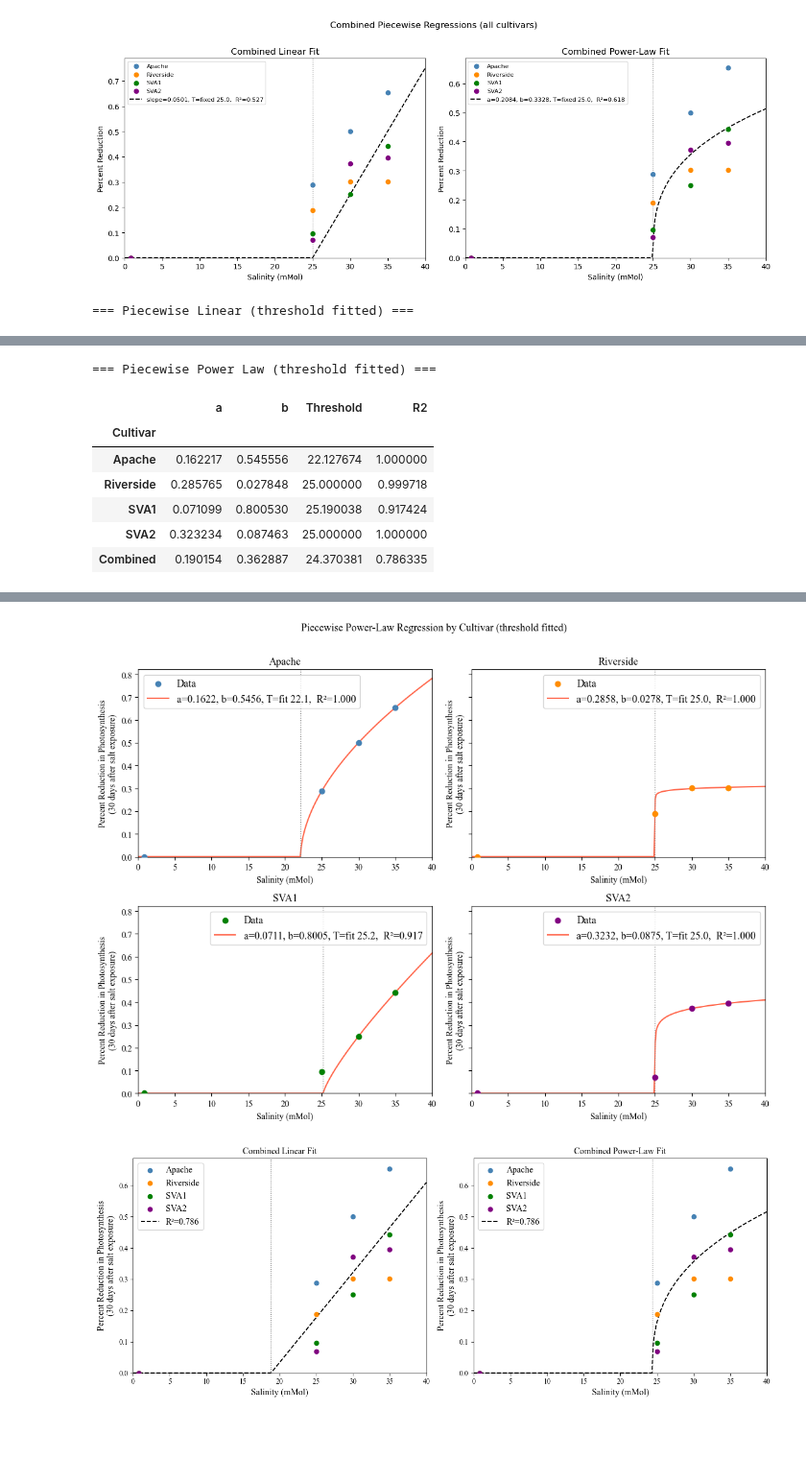
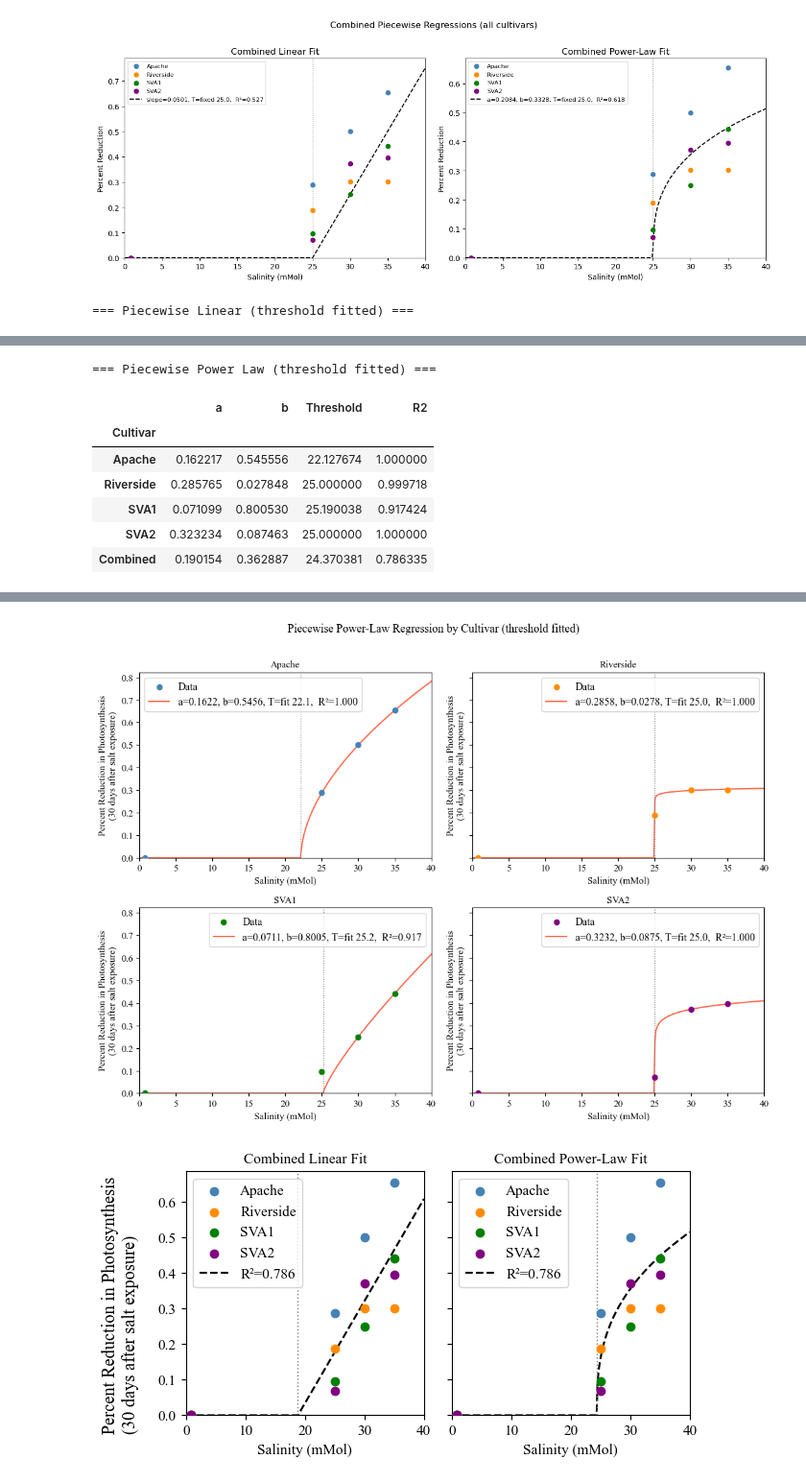
Before and after one commit to jagottlieb/Photo3-Plant-Salinity-Traits, a Jupyter notebook: literature_data/photo_reduction_function.ipynb, the cells around one changed output, grey strips where cells are left out. Shown at 96% size. Drawn from its saved outputs; the diff is of its cells as text; code cells hidden in the pictures; blank space fills up the shorter version.

```diff
--- a/literature_data/photo_reduction_function.ipynb
+++ b/literature_data/photo_reduction_function.ipynb
@@ -4,7 +4,7 @@ import numpy as np
 import matplotlib.pyplot as plt
 from scipy.optimize import curve_fit
 
-file_path = "Photsynthesis and Stomatal Conductance Reduction Data.xlsx"
+file_path = "Photosynthesis Stomatal Conductance Reduction and Dry Weight Data.xlsx"
 df = pd.read_excel(file_path, sheet_name="Campos-Villareal Data", skiprows=9)
 df = df.rename(columns={"Salinity(mMol) (Approximate)": "salinity_mMol"})
 df
@@ -190,7 +190,20 @@ plt.show()
 [figure]
 [figure]
 # %%
-plt.rcParams["font.family"] = "Times New Roman"
+from pathlib import Path
+
+plt.rcParams.update({
+    "font.family": "serif",
+    "font.serif": ["Times New Roman"],
+    "font.size": 11,
+    "axes.titlesize": 11,
+    "axes.labelsize": 11,
+    "xtick.labelsize": 11,
+    "ytick.labelsize": 11,
+    "legend.fontsize": 11,
+})
+save_dir = Path("Figures")
+save_dir.mkdir(exist_ok=True)
 #    ── Fits with threshold as a free parameter ───────────────────────────────────
 free_results, free_power_results = [], []
 for col, name in zip(reduction_cols, cultivar_names):
@@ -252,7 +265,7 @@ plt.tight_layout()
 plt.show()
 
 # Combined: Linear & Power Law side by side
-fig2, (ax_lin, ax_pow) = plt.subplots(1, 2, figsize=(13, 5))
+fig2, (ax_lin, ax_pow) = plt.subplots(1, 2, figsize=(6.5, 3.5), sharey=True)
 combined_lin = free_results_df.loc["Combined"]
 combined_pow = free_power_results_df.loc["Combined"]
 
@@ -271,15 +284,18 @@ ax_pow.plot(x_plot, piecewise_power_model(x_plot, combined_pow["a"], combined_po
 ax_pow.axvline(combined_pow["Threshold"], color="gray", linestyle=":", linewidth=1)
 
 for ax, title in [(ax_lin, "Combined Linear Fit"), (ax_pow, "Combined Power-Law Fit")]:
-    ax.set_xlabel("Salinity (mMol)", fontsize=12)
-    ax.set_ylabel("Percent Reduction in Photosynthesis\n(30 days after salt exposure)", fontsize=12)
+    ax.set_xlabel("Salinity (mMol)")
+    ax.set_ylabel("")
     ax.set_title(title)
     ax.set_xlim(0, 40)
     ax.set_ylim(0, None)
-    ax.legend(fontsize=12)
+    ax.legend()
 
+fig2.supylabel("Percent Reduction in Photosynthesis\n(30 days after salt exposure)", x=0.02)
 #fig2.suptitle("Combined Piecewise Regressions — threshold fitted (all cultivars)", y=1.01)
 plt.tight_layout()
+fig2.savefig(save_dir / "combined_piecewise_regressions.png", dpi=300, bbox_inches="tight")
+fig2.savefig(save_dir / "combined_piecewise_regressions.pdf", bbox_inches="tight")
 plt.show()
 # %% [output]
 === Piecewise Linear (threshold fitted) ===
@@ -302,2 +318,2 @@ plt.show()
-[figure, old version]
+[figure, new version]
-[figure, old version]
+[figure, new version]
```
Also changed, not shown: parts of 1 cell of this notebook, 38 other files.
